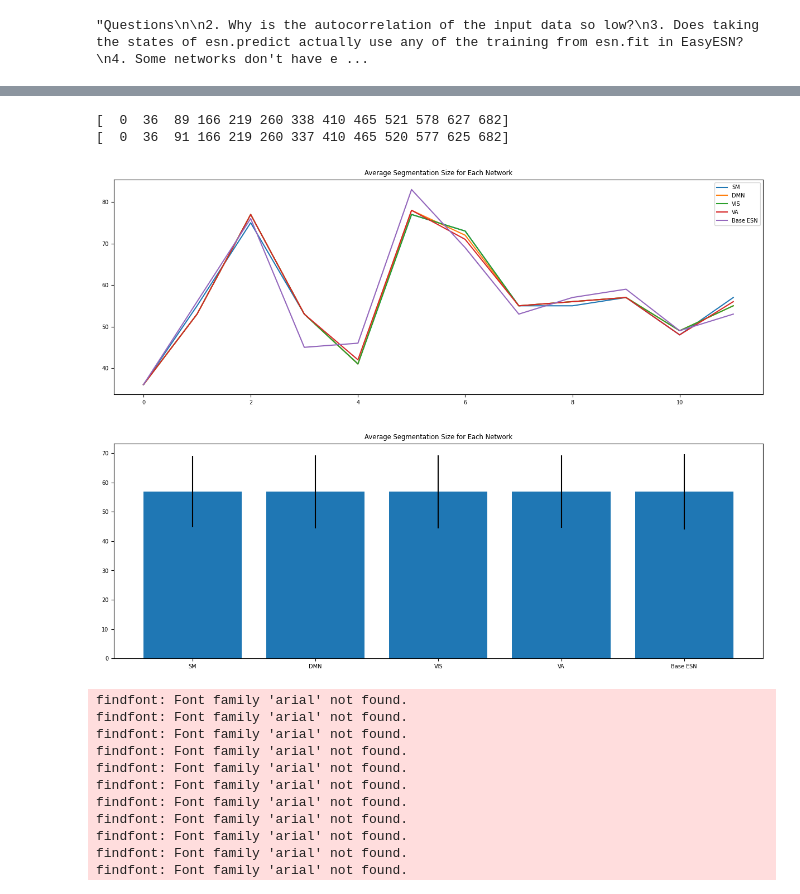
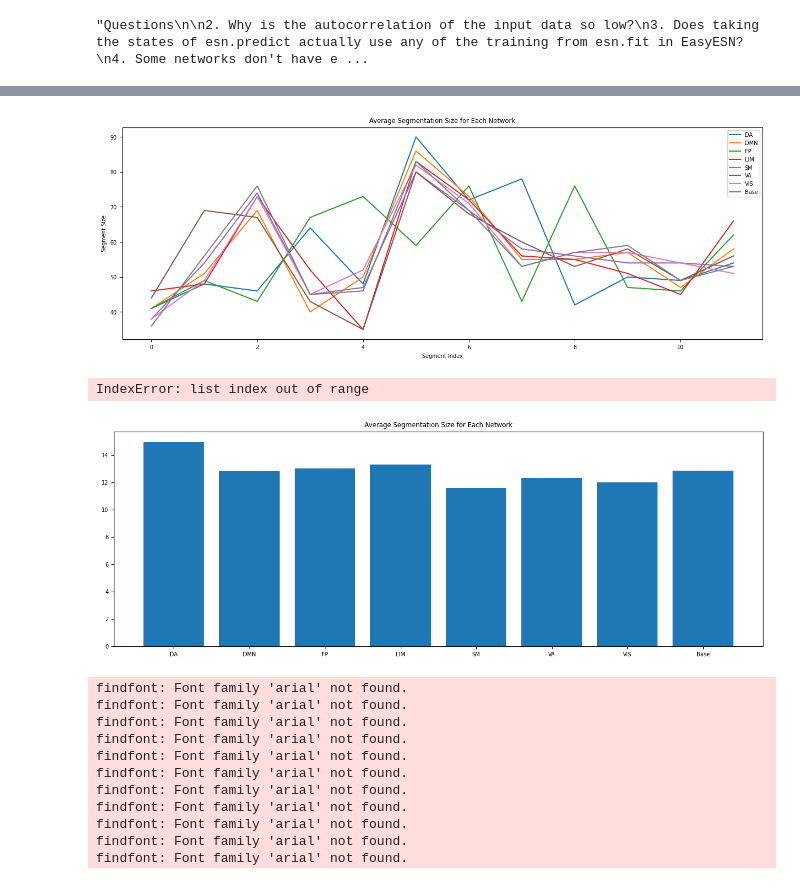
Before and after one commit to orbitalhybridization/NarrativeConn2Res, a Jupyter notebook: NarrativeConn2Res.ipynb, the cells around one changed output, grey strips where cells are left out. Saved outputs shown, nothing was run; the diff lists cells and outputs as text; code cells hidden in the pictures.

```diff
--- a/NarrativeConn2Res.ipynb
+++ b/NarrativeConn2Res.ipynb
@@ -394,0 +259,16 @@ plt.tight_layout(rect=[1,0.1,1,1])
+# %%
+fig = plt.figure(figsize=(15,15))
+
+for i, network in enumerate(res_states):
+    plt.subplot(4,2,i+1)
+    plt.imshow(np.corrcoef(res_states[network]), cmap='jet', origin='lower', vmin=0.875, vmax=1)
+    plt.colorbar()
+    plt.title(network + ' Reservoir States Autocorrelation')
+
+# fig.colorbar(plt.cm.ScalarMappable(cmap='jet'), ax=fig.get_axes(), orientation='horizontal', fraction = 0.05, pad = 0.1)
+# cbar = fig.colorbar(plt.cm.ScalarMappable(cmap='jet'), ax=fig.get_axes(), orientation='horizontal', location='bottom', boundaries=[0.875, 1])
+# cbar.boundaries = [0.875, 1]
+
+plt.tight_layout(rect=[1,0.1,1,1])
+
+# plt.savefig('reservoir-states-autocorr.png',dpi=600)
@@ -411,13 +290,13 @@ plt.tight_layout(rect=[1,0.1,1,1])
 import brainiak.eventseg.event
 nEvents = 12
 nTR = 682
-bounds = []
-for network in tqdm(connResToTest):
+bounds_per_network = {network: None for network in res_states}
+for network in tqdm(res_states):
     print(f"Segmenting states for network {network}")
     # 12 is the number of events for NTF, according to source github repo
     ev = brainiak.eventseg.event.EventSegment(nEvents)
-    ev.fit(connResToTest[network].sim_states)
+    ev.fit(res_states[network])
     bounds = np.where(np.diff(np.argmax(ev.segments_[0], axis=1)))[0]
     bounds_aug = np.concatenate(([0],bounds,[nTR]))
-    connResToTest[network].bounds = bounds_aug
+    bounds_per_network[network] = bounds_aug
 # %% [output]
@@ -435,43 +311,41 @@ bounds_aug = np.concatenate(([0],bounds,[nTR]))
-# %%
-print(connResToTest['DMN'].bounds)
-print(connResToTest['SM'].bounds)
-# %% [output]
-[  0  36  89 166 219 260 338 410 465 521 578 627 682]
-[  0  36  91 166 219 260 337 410 465 520 577 625 682]
 # %%
 # first just plot the average boundary size for each network
 
 # plot the average boundary size for each network and the base ESN in one plot
 fig = plt.figure(figsize=(15, 5))
 
-for network in connResToTest:
-    plt.plot(np.diff(connResToTest[network].bounds), label=network)
-plt.plot(np.diff(bounds_aug), label='Base ESN')
+for network in res_states:
+    plt.plot(np.diff(bounds_per_network[network]), label=network)
 plt.title('Average Segmentation Size for Each Network')
 plt.xlabel('Segment Index')
 plt.ylabel('Segment Size')
 plt.legend()
 plt.show()
 # %% [output]
-[figure, old version]
+[figure, new version]
+# %%
+boundary_sizes = []
+for network in bounds_per_network:
+    boundary_sizes.append((np.diff(bounds_per_network[network])))
+# %%
+np.std(boundary_sizes[8])
+# %% [output]
+IndexError: list index out of range
 # %%
 # now a bar plot of the average boundary size for each network and the base ESN
 
 fig = plt.figure(figsize=(15, 5))
 
-networks = list(connResToTest.keys())
-networks.append('Base ESN')
 boundary_sizes = []
-for network in connResToTest:
-    boundary_sizes.append(np.mean(np.diff(connResToTest[network].bounds)))
-boundary_sizes.append(np.mean(np.diff(bounds_aug)))
-plt.bar(networks, boundary_sizes)
+for network in bounds_per_network:
+    boundary_sizes.append(np.std(np.diff(bounds_per_network[network])))
+plt.bar(list(bounds_per_network.keys()), boundary_sizes)
 plt.title('Average Segmentation Size for Each Network')
 # add bars for standard deviation
-plt.errorbar(networks, boundary_sizes, yerr=[np.std(np.diff(connResToTest[network].bounds)) for network in connResToTest] + [np.std(np.diff(bounds_aug))], fmt='none', color='black')
+# plt.errorbar(networks, boundary_sizes, yerr=[np.std(np.diff(bounds_per_network[network])) for network in bounds_per_network] + [np.std(np.diff(bounds_aug))], fmt='none', color='black')
 plt.show()
 # %% [output]
-[figure, old version]
+[figure, new version]
 # %%
 # plot them all in subplots
 
```
Also changed, not shown: parts of 17 cells of this notebook.
